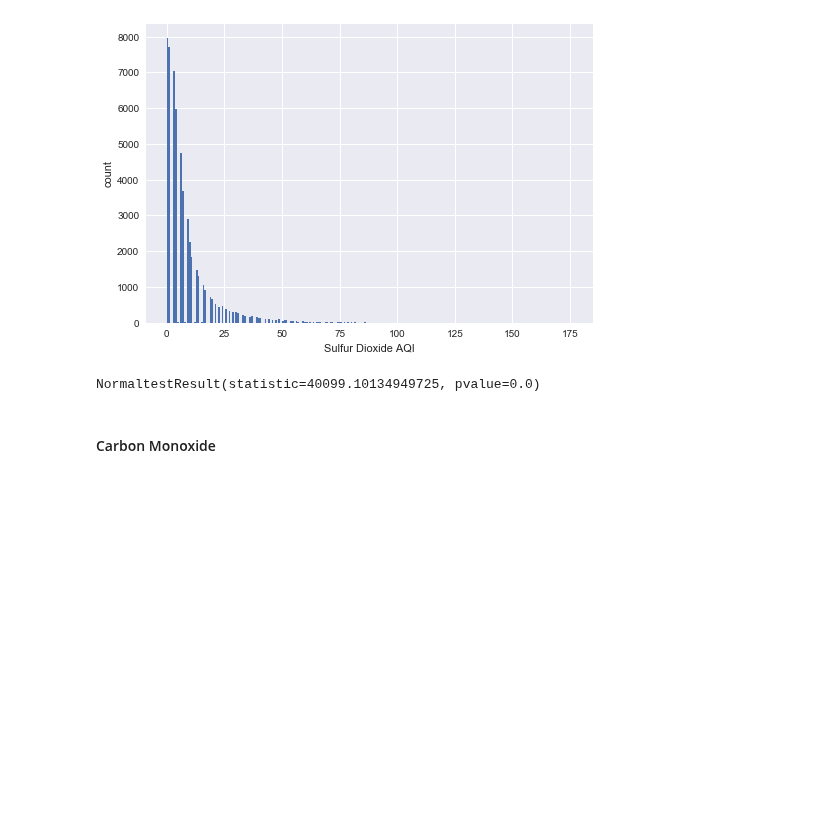
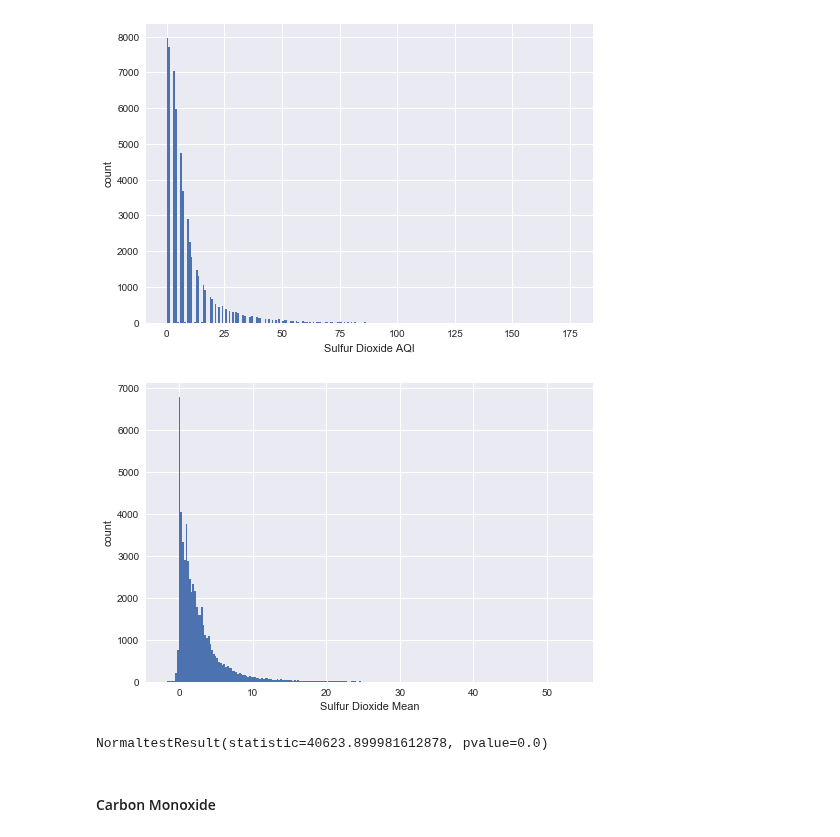
Before and after one commit to bouncebarkrun/Springboard-Data-Science-Career-Track, a Jupyter notebook: 1st Capstone Project/Capstone 1 Inferential Statistics.ipynb, the cells around one changed output. Drawn from its saved outputs; the diff is of its cells as text; code cells hidden in the pictures; blank space fills up the shorter version.

```diff
--- a/1st Capstone Project/Capstone 1 Inferential Statistics.ipynb
+++ b/1st Capstone Project/Capstone 1 Inferential Statistics.ipynb
@@ -149,11 +169,21 @@ plt.ylabel('count')
 plt.show()
 # %% [output]
 [figure]
+# %%
+n_data = len(pollution7.SO2_Mean)
+n_bins = np.sqrt(n_data)
+n_bins = int(n_bins)
+plt.hist(pollution7.SO2_Mean, bins = n_bins)
+plt.xlabel('Sulfur Dioxide Mean')
+plt.ylabel('count')
+plt.show()
+# %% [output]
+[figure, added]
 # %%
 import scipy.stats as stats
-stats.normaltest(pollution7.SO2_AQI)
+stats.normaltest(pollution7.SO2_Mean)
 # %% [output]
-NormaltestResult(statistic=40099.10134949725, pvalue=0.0)
+NormaltestResult(statistic=40623.899981612878, pvalue=0.0)
 # %% [markdown]
 #### Carbon Monoxide
 # %%
```
Also changed, not shown: parts of 7 cells of this notebook.
